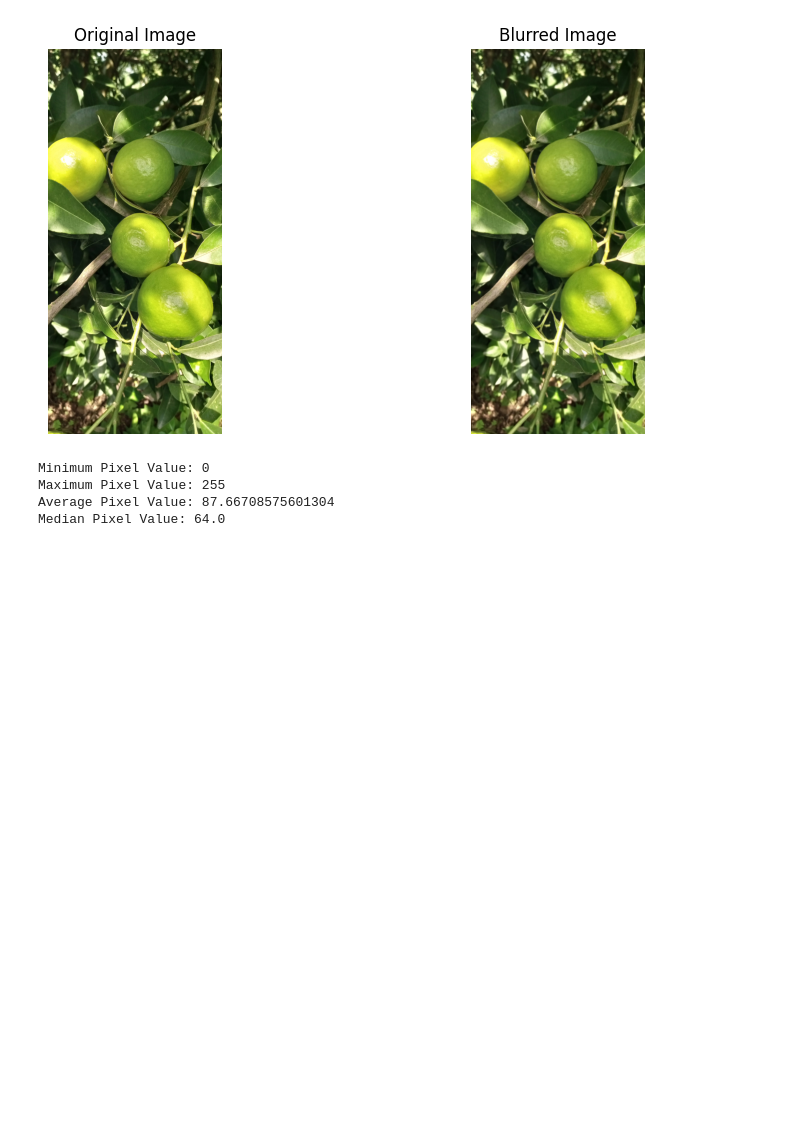
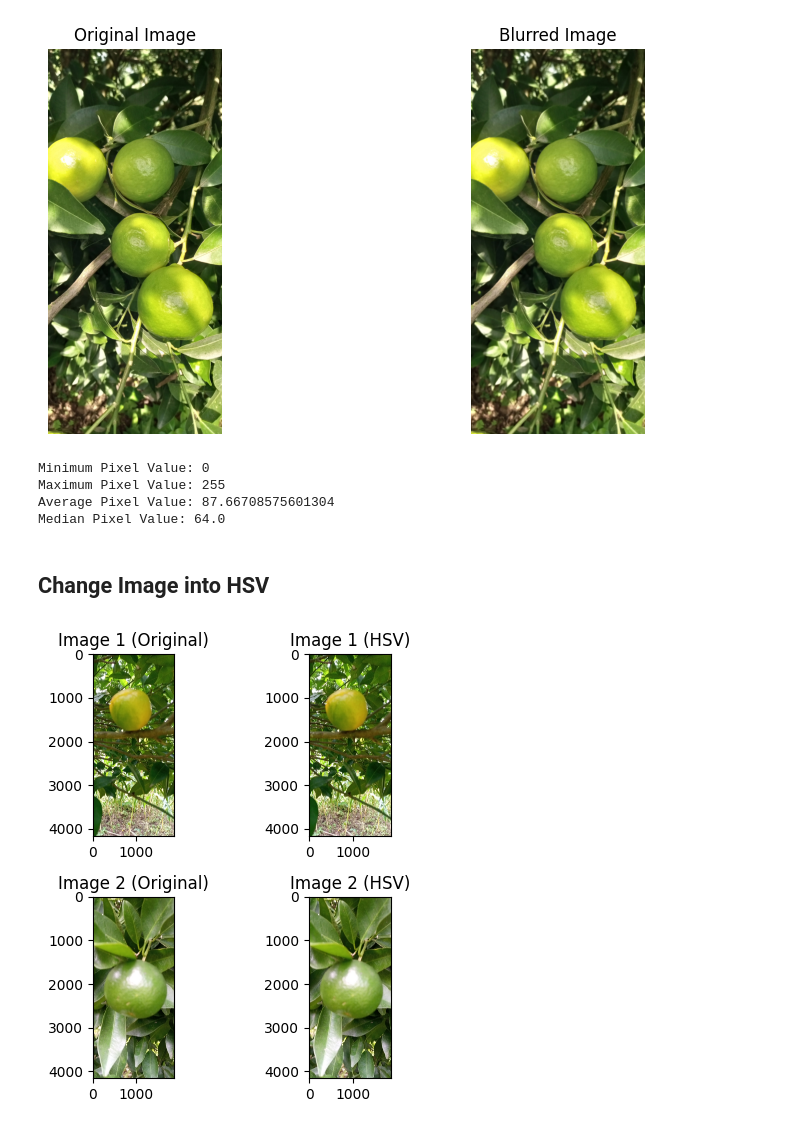
Before and after one commit to iamdurga/Orange-Dataset-Segmentation, a Jupyter notebook: Fundamental_of_imageprocessing.ipynb, the cells around one changed output. Cells and saved outputs as stored; diff of their text form; code cells hidden in the pictures; blank space fills up the shorter version.

```diff
--- a/Fundamental_of_imageprocessing.ipynb
+++ b/Fundamental_of_imageprocessing.ipynb
@@ -177,3 +177,46 @@ Minimum Pixel Value: 0
 Maximum Pixel Value: 255
 Average Pixel Value: 87.66708575601304
 Median Pixel Value: 64.0
+# %% [markdown]
+## Change Image into HSV
+# %%
+def plot_images_in_hsv(img_path1, img_path2):
+
+    img1 = cv2.imread(img_path1)
+    img2 = cv2.imread(img_path2)
+
+
+    img1_hsv = cv2.cvtColor(img1, cv2.COLOR_BGR2HSV)
+    img2_hsv = cv2.cvtColor(img2, cv2.COLOR_BGR2HSV)
+
+
+    fig, axs = plt.subplots(2, 2, figsize=(5, 5))
+
+
+    axs[0, 0].imshow(cv2.cvtColor(img1, cv2.COLOR_BGR2RGB))
+    axs[0, 0].set_title('Image 1 (Original)')
+
+
+    axs[0, 1].imshow(cv2.cvtColor(img1_hsv, cv2.COLOR_HSV2RGB))
+    axs[0, 1].set_title('Image 1 (HSV)')
+
+
+    axs[1, 0].imshow(cv2.cvtColor(img2, cv2.COLOR_BGR2RGB))
+    axs[1, 0].set_title('Image 2 (Original)')
+
+
+    axs[1, 1].imshow(cv2.cvtColor(img2_hsv, cv2.COLOR_HSV2RGB))
+    axs[1, 1].set_title('Image 2 (HSV)')
+
+
+    plt.tight_layout()
+
+
+    plt.show()
+# %%
+img_path1 = "/content/drive/MyDrive/Orange Healthy And Infected Image Segmentation/orange2.jpg"
+img_path2 = "/content/drive/MyDrive/Orange Healthy And Infected Image Segmentation/orange3.jpg"
+
+plot_images_in_hsv(img_path1, img_path2)
+# %% [output]
+[figure, added]
```
